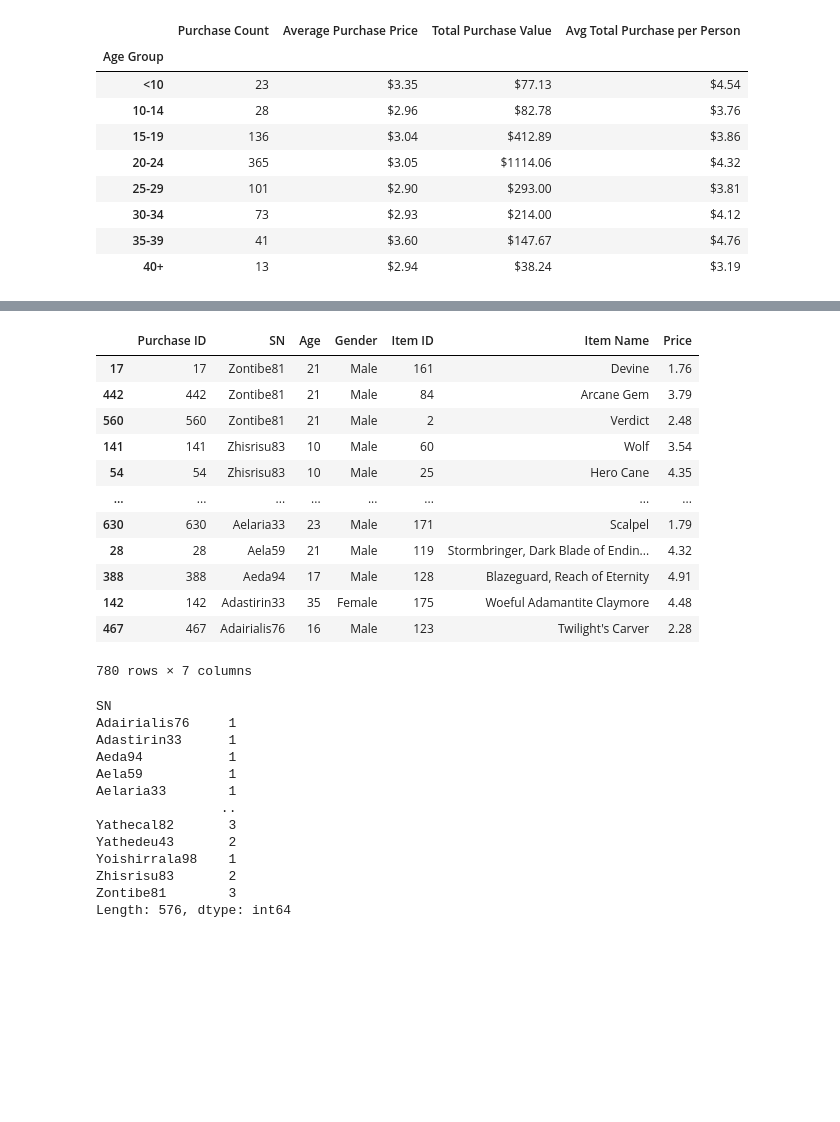
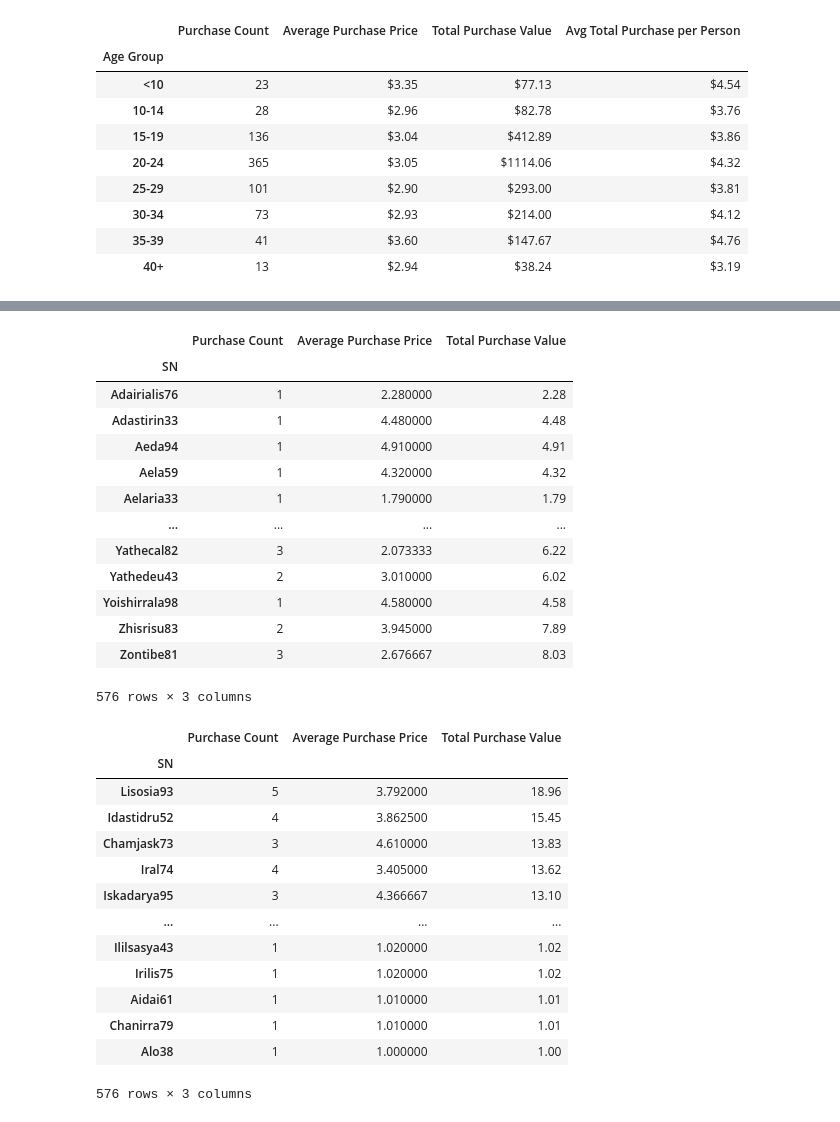
Before and after one commit to Ian916-Koenes/Pandas-Challenge, a Jupyter notebook: HeroesOfPymoli.ipynb, the cells around one changed output, grey strips where cells are left out. Saved outputs shown, nothing was run; the diff lists cells and outputs as text; code cells hidden in the pictures; blank space fills up the shorter version.

```diff
--- a/HeroesOfPymoli.ipynb
+++ b/HeroesOfPymoli.ipynb
@@ -367,34 +320,42 @@ Iskadarya95          713   60      321  13.10
-# %%
-Heroes_players_sorted_df = Heroes_df.sort_values("SN",ascending=False)
-Heroes_players_sorted_df
-# %% [output]
-|  | Purchase ID | SN | Age | Gender | Item ID | Item Name | Price |
-| 17 | 17 | Zontibe81 | 21 | Male | 161 | Devine | 1.76 |
-| 442 | 442 | Zontibe81 | 21 | Male | 84 | Arcane Gem | 3.79 |
-| 560 | 560 | Zontibe81 | 21 | Male | 2 | Verdict | 2.48 |
-| 141 | 141 | Zhisrisu83 | 10 | Male | 60 | Wolf | 3.54 |
-| 54 | 54 | Zhisrisu83 | 10 | Male | 25 | Hero Cane | 4.35 |
-| ... | ... | ... | ... | ... | ... | ... | ... |
-| 630 | 630 | Aelaria33 | 23 | Male | 171 | Scalpel | 1.79 |
-| 28 | 28 | Aela59 | 21 | Male | 119 | Stormbringer, Dark Blade of Endin... | 4.32 |
-| 388 | 388 | Aeda94 | 17 | Male | 128 | Blazeguard, Reach of Eternity | 4.91 |
-| 142 | 142 | Adastirin33 | 35 | Female | 175 | Woeful Adamantite Claymore | 4.48 |
-| 467 | 467 | Adairialis76 | 16 | Male | 123 | Twilight's Carver | 2.28 |
-780 rows × 7 columns
-# %%
-Heroes_players_count_df = Heroes_players_sorted_df.pivot_table(index=['SN'], aggfunc='size')
-Heroes_players_count_df
-# %% [output]
-SN
-Adairialis76     1
-Adastirin33      1
-Aeda94           1
-Aela59           1
-Aelaria33        1
-                ..
-Yathecal82       3
-Yathedeu43       2
-Yoishirrala98    1
-Zhisrisu83       2
-Zontibe81        3
-Length: 576, dtype: int64
+# %%
+Heroes_top_spender_df = Heroes_df.groupby(["SN"])
+Heroes_purchasing_grouped_info_df = Heroes_top_spender_df["Price"].sum()
+Heroes_purchasing_count_grouped_info_df = Heroes_top_spender_df["SN"].count()
+Heroes_purchasing__average_grouped_info_df = Heroes_top_spender_df["Price"].mean()
+
+Top_spender_df = pd.DataFrame({"Purchase Count": Heroes_purchasing_count_grouped_info_df, "Average Purchase Price": Heroes_purchasing__average_grouped_info_df, "Total Purchase Value": Heroes_purchasing_grouped_info_df})
+
+Top_spender_df
+# %% [output]
+|  | Purchase Count | Average Purchase Price | Total Purchase Value |
+| SN |  |  |  |
+| Adairialis76 | 1 | 2.280000 | 2.28 |
+| Adastirin33 | 1 | 4.480000 | 4.48 |
+| Aeda94 | 1 | 4.910000 | 4.91 |
+| Aela59 | 1 | 4.320000 | 4.32 |
+| Aelaria33 | 1 | 1.790000 | 1.79 |
+| ... | ... | ... | ... |
+| Yathecal82 | 3 | 2.073333 | 6.22 |
+| Yathedeu43 | 2 | 3.010000 | 6.02 |
+| Yoishirrala98 | 1 | 4.580000 | 4.58 |
+| Zhisrisu83 | 2 | 3.945000 | 7.89 |
+| Zontibe81 | 3 | 2.676667 | 8.03 |
+576 rows × 3 columns
+# %%
+Heroes_spender_sort_df = Top_spender_df.sort_values("Total Purchase Value", ascending=False)
+Heroes_spender_sort_df
+# %% [output]
+|  | Purchase Count | Average Purchase Price | Total Purchase Value |
+| SN |  |  |  |
+| Lisosia93 | 5 | 3.792000 | 18.96 |
+| Idastidru52 | 4 | 3.862500 | 15.45 |
+| Chamjask73 | 3 | 4.610000 | 13.83 |
+| Iral74 | 4 | 3.405000 | 13.62 |
+| Iskadarya95 | 3 | 4.366667 | 13.10 |
+| ... | ... | ... | ... |
+| Ililsasya43 | 1 | 1.020000 | 1.02 |
+| Irilis75 | 1 | 1.020000 | 1.02 |
+| Aidai61 | 1 | 1.010000 | 1.01 |
+| Chanirra79 | 1 | 1.010000 | 1.01 |
+| Alo38 | 1 | 1.000000 | 1.00 |
+576 rows × 3 columns
```
Also changed, not shown: parts of 7 cells of this notebook.
